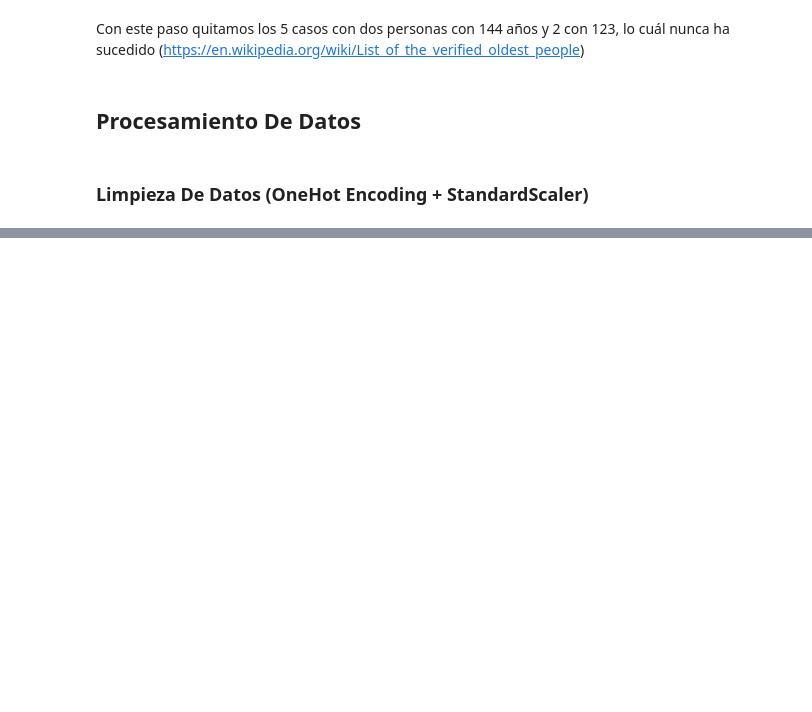
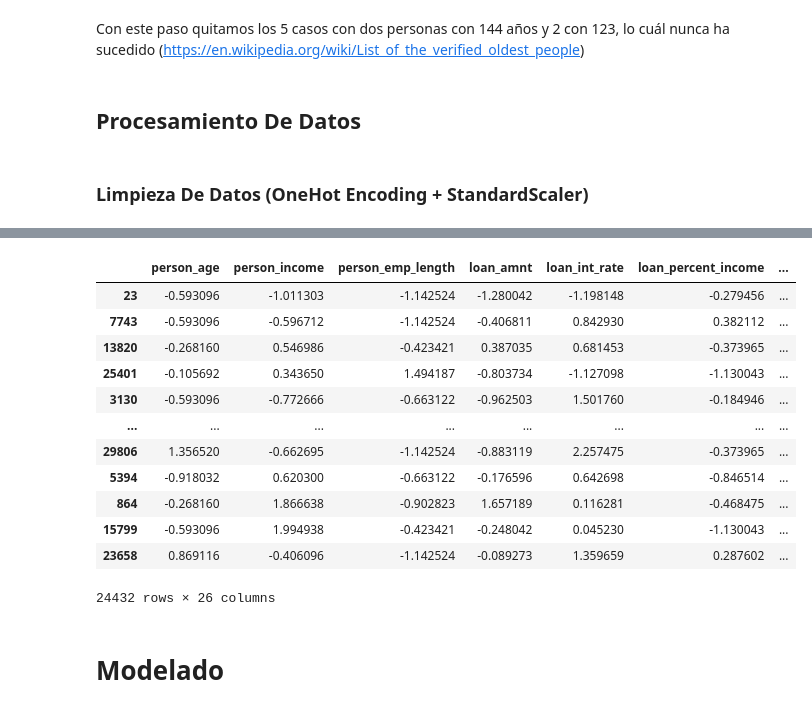
Before and after one commit to ch0fas/proyecto-final-aem, a Jupyter notebook: ProyectoFinal_E2_Sofia_Cesar.ipynb, the cells around one changed output, grey strips where cells are left out. Cells and saved outputs as stored; diff of their text form; code cells hidden in the pictures; blank space fills up the shorter version.

```diff
--- a/ProyectoFinal_E2_Sofia_Cesar.ipynb
+++ b/ProyectoFinal_E2_Sofia_Cesar.ipynb
@@ -171,0 +213,34 @@ variables_num = variables_num[variables_num != 'y']
+# %%
+def dummify(ohe, x, columnas):
+    transformed_array = ohe.transform(x)
+
+    enc = ohe.named_transformers_['cat'].named_steps['onehot']
+    feature_lst = enc.get_feature_names_out(cat_variables.tolist())
+
+    cat_colnames = np.concatenate([feature_lst]).tolist()
+    all_colnames = variables_num.tolist() + cat_colnames
+
+    df = pd.DataFrame(transformed_array, index = x.index, columns = all_colnames)
+
+    return transformed_array, df
+# %%
+X_train_t_array, df_train_t = dummify(ohe, X_train, cat_variables)
+X_test_t_array, df_test_t = dummify(ohe, X_test, cat_variables)
+
+df_train_t
+# %% [output]
+|  | person_age | person_income | person_emp_length | loan_amnt | loan_int_rate | loan_percent_income | ... |
+| 23 | -0.593096 | -1.011303 | -1.142524 | -1.280042 | -1.198148 | -0.279456 | ... |
+| 7743 | -0.593096 | -0.596712 | -1.142524 | -0.406811 | 0.842930 | 0.382112 | ... |
+| 13820 | -0.268160 | 0.546986 | -0.423421 | 0.387035 | 0.681453 | -0.373965 | ... |
+| 25401 | -0.105692 | 0.343650 | 1.494187 | -0.803734 | -1.127098 | -1.130043 | ... |
+| 3130 | -0.593096 | -0.772666 | -0.663122 | -0.962503 | 1.501760 | -0.184946 | ... |
+| ... | ... | ... | ... | ... | ... | ... | ... |
+| 29806 | 1.356520 | -0.662695 | -1.142524 | -0.883119 | 2.257475 | -0.373965 | ... |
+| 5394 | -0.918032 | 0.620300 | -0.663122 | -0.176596 | 0.642698 | -0.846514 | ... |
+| 864 | -0.268160 | 1.866638 | -0.902823 | 1.657189 | 0.116281 | -0.468475 | ... |
+| 15799 | -0.593096 | 1.994938 | -0.423421 | -0.248042 | 0.045230 | -1.130043 | ... |
+| 23658 | 0.869116 | -0.406096 | -1.142524 | -0.089273 | 1.359659 | 0.287602 | ... |
+24432 rows × 26 columns
+# %% [markdown]
+# Modelado
```
Also changed, not shown: parts of 4 cells of this notebook.
